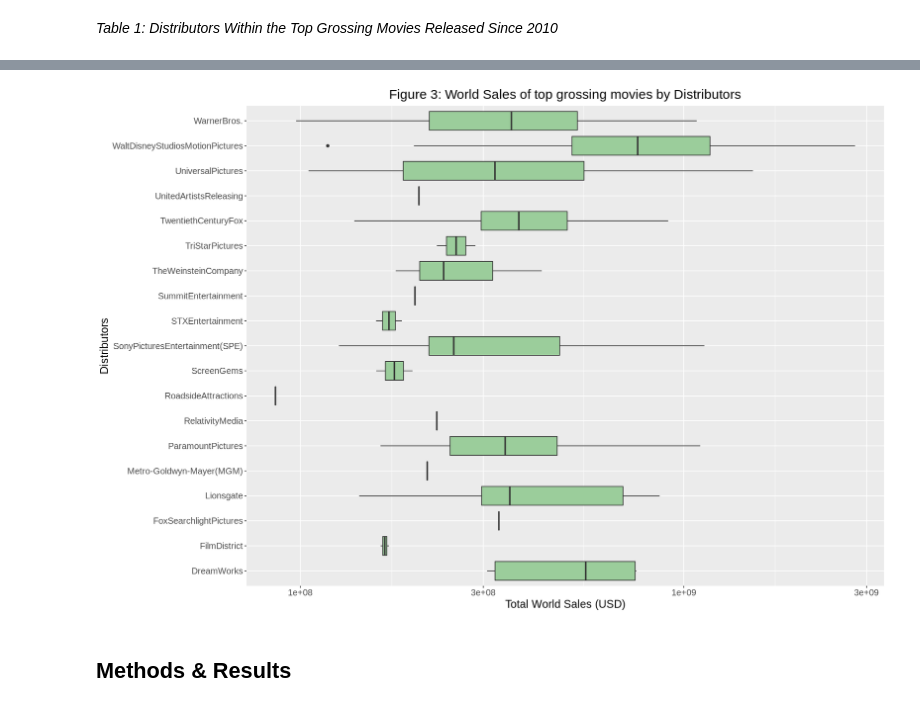
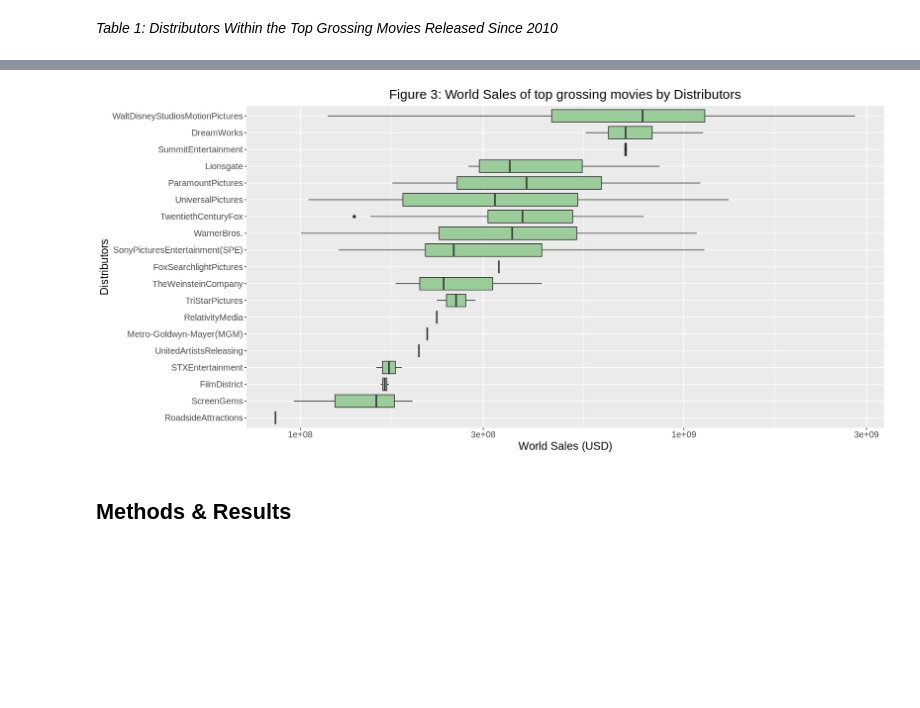
Before and after one commit to starsurfer87/DSCI100-Group-Project, a Jupyter notebook: thedreadedassignment.ipynb, the cells around one changed output, grey strips where cells are left out. Saved outputs shown, nothing was run; the diff lists cells and outputs as text; code cells hidden in the pictures; blank space fills up the shorter version.

```diff
--- a/thedreadedassignment.ipynb
+++ b/thedreadedassignment.ipynb
@@ -125,12 +127,13 @@ numeric_duration <- movies_2010_separate_minute %>%
 
 # Merge Duration (runtime in minutes) with movies_2010
 movies_2010_tidy <- movies_2010 %>%
-                    select(-Runtime) %>%
+                    select(-Runtime, -Title) %>%
                     cbind(numeric_duration) %>%                                 # bind the new column into the df
                     mutate(Release_Year = as.numeric(Release_Year),
                            World_Sales = as.numeric(World_Sales),
                            Distributor = as.factor(Distributor),
-                           License = as.factor(License))
+                           License = as.factor(License)) %>%
+                    na.omit()
 
 #movies_2010_tidy
 # %% [output]
@@ -159,6 +162,8 @@ for(i in genre_list)
         mutate(!!i := str_detect(Genre, i))
 }
 
-movies_tidy <- select(movies_genres, -Genre)
+movies_tidy <- select(movies_genres, -Genre) %>%
+                mutate(across(Action:Documentary, as.numeric))
+
 glimpse(movies_tidy)
 # %% [output]
@@ -265,21 +261,25 @@ distributor_sales_plot
 # %%
 # boxplot of whole data set for Distributor & World_Sales (shows min, max, median of each, outliers)
 
 movies_boxplot <- movies_train %>%
                   arrange(desc(World_Sales)) %>%
-                  ggplot( aes(x = Distributor, y = World_Sales)) +
+                  ggplot( aes(x = reorder(Distributor, World_Sales),
+                              y = World_Sales)) +
                     geom_boxplot(fill = "darkseagreen3") +
                     theme(text = element_text(size = 15),
                           legend.position="none",
                           plot.title = element_text(hjust = 0.5)) +
                     ggtitle("Figure 3: World Sales of top grossing movies by Distributors") +
-                    ylab("Total World Sales (USD)") +
+                    ylab("World Sales (USD)") +
                     xlab("Distributors") +
                     scale_y_continuous(trans = "log10") +
                     coord_flip()
+
+options(repr.plot.width = 15, repr.plot.height = 7)
+
 movies_boxplot
 # %% [output]
-[figure, old version]
+[figure, new version]
 # %% [markdown]
 ## Methods & Results
 # %% [markdown]
```
Also changed, not shown: parts of 7 cells of this notebook.
